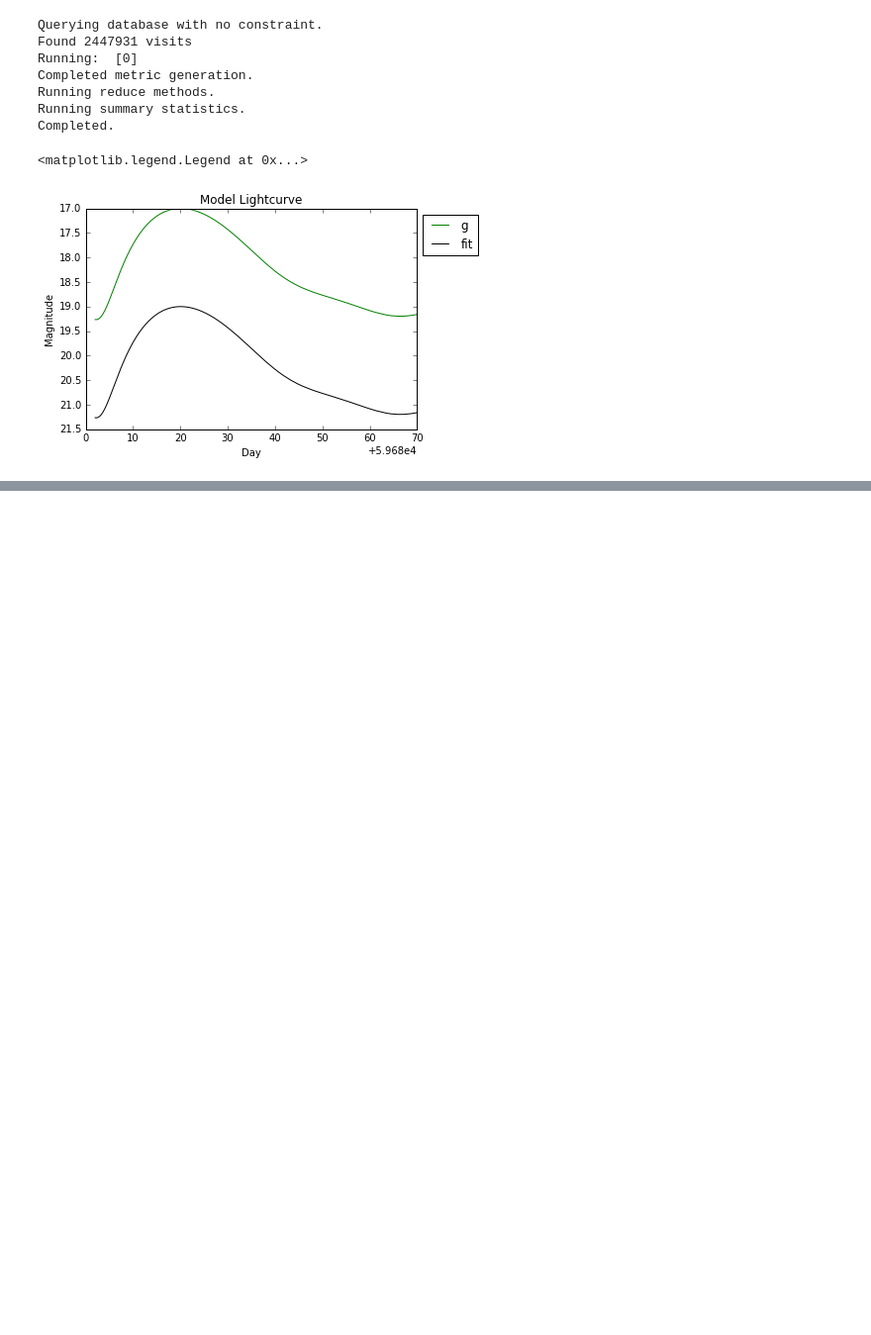
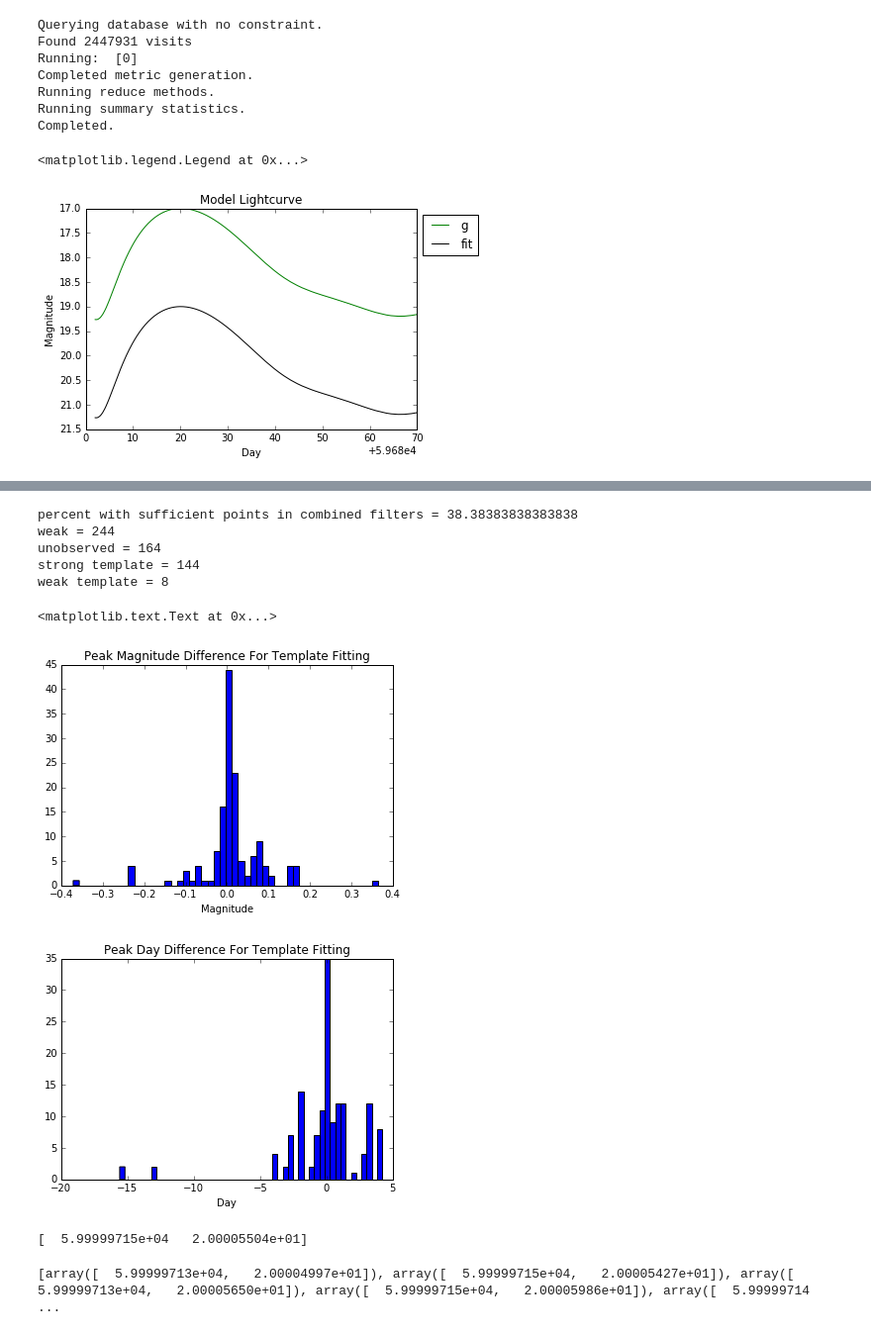
Before and after one commit to hbowden3/LSST_Supernova, a Jupyter notebook: Supernova Lightcurve Shift Testing.ipynb, the cells around one changed output, grey strips where cells are left out. Shown at 99% size. Drawn from its saved outputs; the diff is of its cells as text; code cells hidden in the pictures; blank space fills up the shorter version.

```diff
--- a/Supernova Lightcurve Shift Testing.ipynb
+++ b/Supernova Lightcurve Shift Testing.ipynb
@@ -453,0 +583,14 @@ plt.xlabel('Day')
+# %%
+model = Table(names=('day', 'mag', 'error', 'filter'),
+                       dtype=('float', 'float', 'float', 'string'))
+model = add_data_to_lc_table(asciiLC, template)
+# %%
+def make_template_3d(time, time_shift, mag_shift):
+    new_model = model.copy()
+    new_model['day'] += time_shift
+    new_model['mag'] += mag_shift
+    template = np.zeros(time.shape)
+    for i,f in enumerate(filterNames):
+        template[i][time[i] > 0] = np.interp(time[i][time[i] > 0], new_model['day'][new_model['filter'] == f],
+                                             new_model['mag'][new_model['filter'] == f])
+    return template
@@ -453,0 +629,6 @@ plt.xlabel('Day')
+# %%
+def lnlike(theta, x, y, yerr):
+    mjd, mag = theta
+    m = make_template_3d(x, mjd, mag)
+    inv_sigma2 = 1.0 /(yerr**2)
+    return -0.5*(np.sum((y-m)**2*inv_sigma2 - np.log(inv_sigma2)))
@@ -453,0 +695,31 @@ plt.xlabel('Day')
+# %%
+print('percent with sufficient points in combined filters = %r' %((good/(good+bad))*100))
+print('weak = %d' %(bad))
+print('unobserved = %d' %(unobserved))
+print('strong template = %d' %(good_fit))
+print('weak template = %d' %(bad_fit))
+# %% [output]
+percent with sufficient points in combined filters = 38.38383838383838
+weak = 244
+unobserved = 164
+strong template = 144
+weak template = 8
+# %%
+plt.figure()
+plt.hist(peak_mag_difference['peak mag difference'], bins = 50)
+plt.title('Peak Magnitude Difference For Template Fitting')
+plt.xlabel('Magnitude')
+plt.figure()
+plt.hist(peak_day_difference['peak day difference'], bins = 50)
+plt.title('Peak Day Difference For Template Fitting')
+plt.xlabel('Day')
+# %% [output]
+<matplotlib.text.Text at 0x...>
+[figure, added]
+[figure, added]
+# %%
+nll = lambda *args: -lnlike(*args)
+result = optimize.minimize(nll, [max_mjd, max_mag], args=(mjds, mags, magerrs))
+print result['x']
+# %% [output]
+[  5.99999715e+04   2.00005504e+01]
@@ -453,0 +738,6 @@ plt.xlabel('Day')
+# %%
+ndim, nwalkers = 2, 16
+pos = [result["x"] + 1e-4*np.random.randn(ndim) for i in range(nwalkers)]
+print(pos)
+# %% [output]
+[array([  5.99999713e+04,   2.00004997e+01]), array([  5.99999715e+04,   2.00005427e+01]), array([  5.99999713e+04,   2.00005650e+01]), array([  5.99999715e+04,   2.00005986e+01]), array([  5.99999714 ...
```
Also changed, not shown: parts of 16 cells of this notebook.
